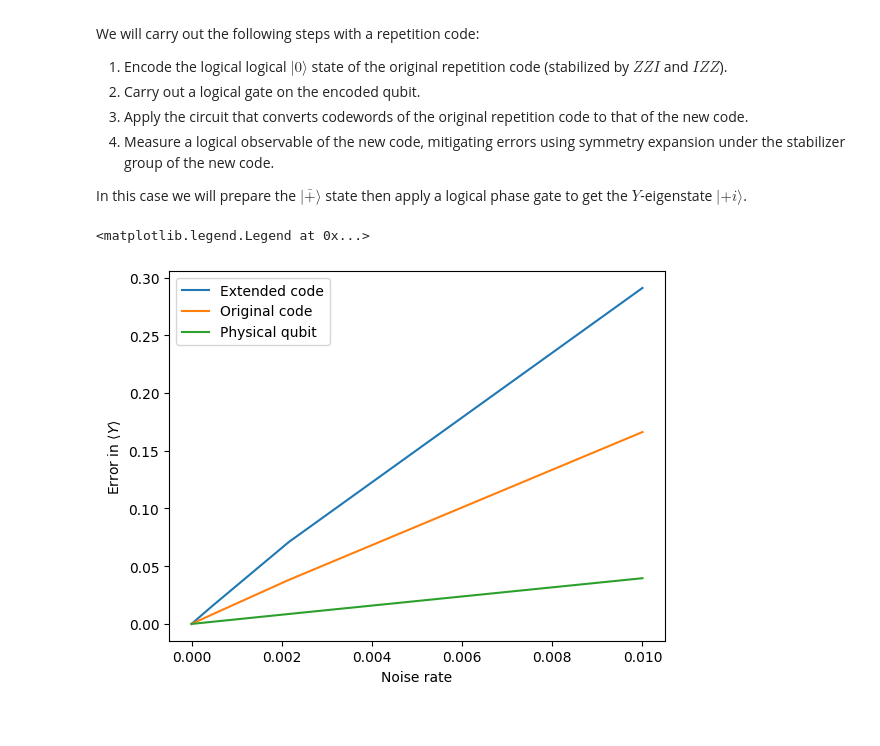
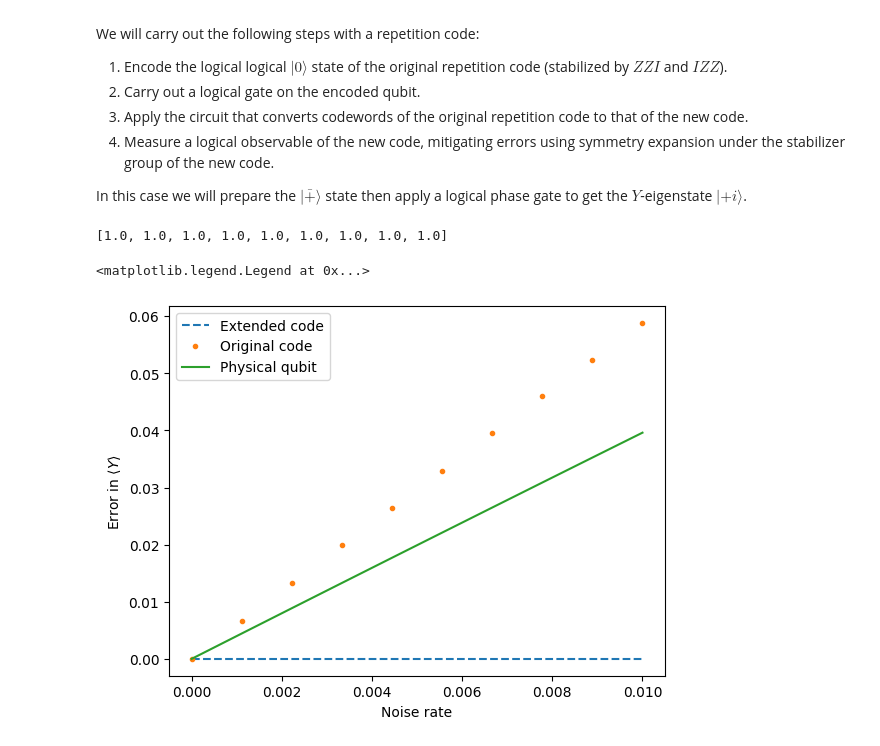
Before and after one commit to bdalfavero/encoded, a Jupyter notebook: experiments/expanded_repetition/encoding_after_computation.ipynb, the cells around one changed output. Cells and saved outputs as stored; diff of their text form; code cells hidden in the pictures.

```diff
--- a/experiments/expanded_repetition/encoding_after_computation.ipynb
+++ b/experiments/expanded_repetition/encoding_after_computation.ipynb
@@ -61,3 +76,15 @@ y_bar = 1.0j * x_bar * z_bar
+# %%
+# Measure the stabilizer group of the extended code.
+circuit = cirq.Circuit()
+all_qs = cirq.LineQubit.range(4)
+encoding_ckt, qs = encoding_repetition('+', 3)
+circuit += encoding_ckt
+circuit += U_XXX
+sim = cirq.DensityMatrixSimulator()
+result = sim.simulate_expectation_values(circuit, extended_elements + [x_bar])
+print(result)
+# %% [output]
+[1.0, 1.0, 1.0, 1.0, 1.0, 1.0, 1.0, 1.0, 1.0]
 # %%
 def run_plus_i(p_three_qubit, p_extra_qubit):
     all_qs = cirq.LineQubit.range(4)
@@ -69,18 +96,22 @@ def run_plus_i(p_three_qubit, p_extra_qubit):
     assert set(qs).issubset(set(all_qs))
 
     logical_s_circuit = cirq.Circuit()
-    logical_s_circuit.append(cirq.S(qs[0]))
+    logical_s_circuit.append(cirq.I(qs[0]))
     noisy_s_circuit = add_noise_register_wise(logical_s_circuit, noise_spec)
 
     noisy_U_XXX = add_noise_register_wise(U_XXX, noise_spec)
 
-    circuit += noisy_encoding_circuit
+    # circuit += noisy_encoding_circuit
+    circuit += encoding_ckt
+    # circuit += noisy_U_XXX
+    circuit += U_XXX
     circuit += noisy_s_circuit
-    circuit += noisy_U_XXX
 
     sim = cirq.DensityMatrixSimulator()
-    result = sim.simulate_expectation_values(circuit, y_bar)
-    return result[0]
+    # result = sim.simulate_expectation_values(circuit, y_bar)
+    # return result[0]
+    mitigated_exp_val = symmetry_expansion(circuit, x_bar, extended_elements, sim=sim)
+    return mitigated_exp_val
 # %%
 def run_plus_i_no_extension(noise_rate):
     noise_spec = [(noise_rate, all_qs[:3])]
@@ -91,29 +122,32 @@ def run_plus_i_no_extension(noise_rate):
     assert set(qs).issubset(set(all_qs))
 
     logical_s_circuit = cirq.Circuit()
-    logical_s_circuit.append(cirq.S(qs[0]))
+    logical_s_circuit.append(cirq.I(qs[0]))
     noisy_s_circuit = add_noise_register_wise(logical_s_circuit, noise_spec)
 
-    circuit += noisy_encoding_circuit
+    # circuit += noisy_encoding_circuit
+    circuit += encoding_ckt
     circuit += noisy_s_circuit
 
     sim = cirq.DensityMatrixSimulator()
-    result = sim.simulate_expectation_values(circuit, logical_y)
-    return result[0]
+    # result = sim.simulate_expectation_values(circuit, logical_y)
+    # return result[0]
+    mitigated_exp_val = symmetry_expansion(circuit, logical_x, original_elements, sim=sim)
+    return mitigated_exp_val
 # %%
 def run_plus_i_physical(noise_rate):
     q = cirq.LineQubit(0)
     circuit = cirq.Circuit()
     circuit.append(cirq.H(q))
-    circuit.append(cirq.S(q))
+    circuit.append(cirq.I(q))
     noisy_circuit = add_noise_register_wise(circuit, [(noise_rate, [q])])
-    observable = 1. * cirq.Y.on(q)
+    observable = 1. * cirq.X.on(q)
     sim = cirq.DensityMatrixSimulator()
     result = sim.simulate_expectation_values(noisy_circuit, observable)
     return result[0]
 # %%
-noise_ratio = 1e-2
-three_q_noise_rates = np.logspace(-8, -2, num=10)
+noise_ratio = 1e-8
+three_q_noise_rates = np.linspace(1e-6, 1e-2, num=10)
 errors = []
 errs_no_extension = []
 errs_physical = []
@@ -126,12 +160,13 @@ for noise_rate in three_q_noise_rates:
     errs_physical.append(abs(1. - exp_y_physical))
 # %%
 fig, ax = plt.subplots()
-ax.plot(three_q_noise_rates, errors, label="Extended code")
-ax.plot(three_q_noise_rates, errs_no_extension, label="Original code")
+ax.plot(three_q_noise_rates, errors, '--', label="Extended code")
+ax.plot(three_q_noise_rates, errs_no_extension, '.', label="Original code")
 ax.plot(three_q_noise_rates, errs_physical, label="Physical qubit")
 ax.set_xlabel("Noise rate")
 ax.set_ylabel(r"Error in $\langle Y \rangle$")
+# ax.set_yscale("log")
 ax.legend()
 # %% [output]
 <matplotlib.legend.Legend at 0x...>
-[figure, old version]
+[figure, new version]
```
Also changed, not shown: parts of 4 cells of this notebook.
